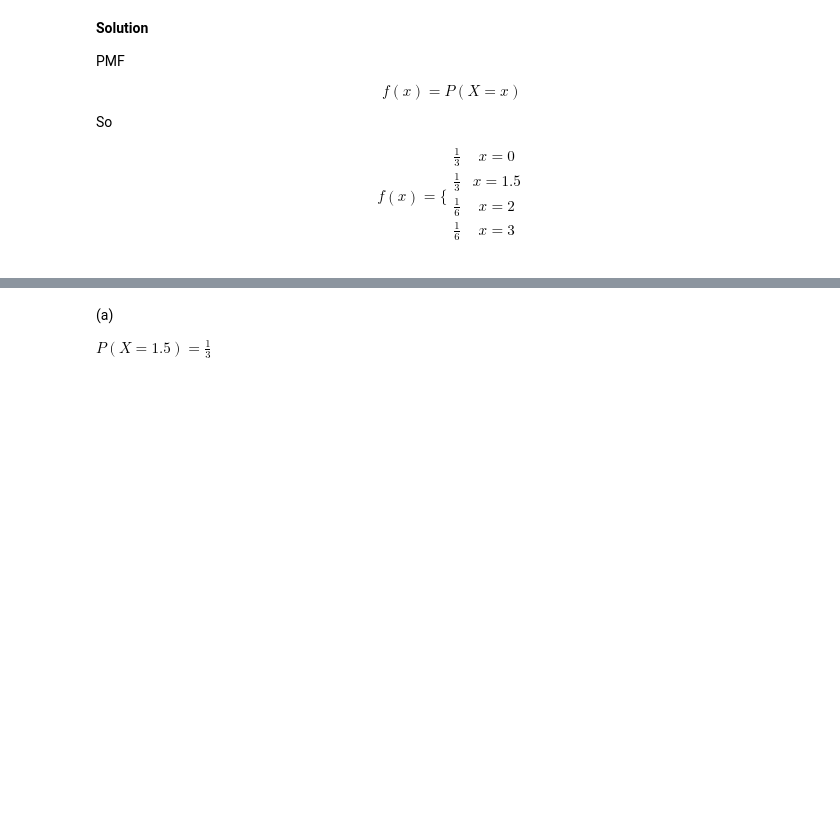
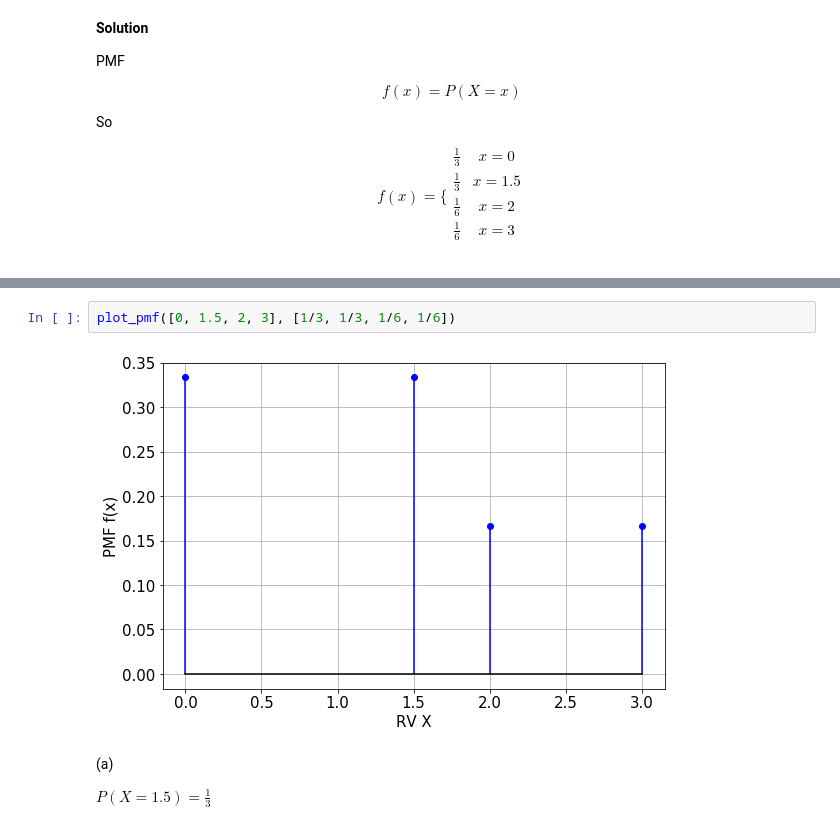
Before and after one commit to sbme-tutorials/Biostatistics-Tutorials, a Jupyter notebook: Section_05.ipynb, the cells around one changed output, grey strips where cells are left out. Saved outputs shown, nothing was run; the diff lists cells and outputs as text; blank space fills up the shorter version.

```diff
--- a/Section_05.ipynb
+++ b/Section_05.ipynb
@@ -91,3 +105,7 @@ $$
+# %%
+plot_pmf([0, 1.5, 2, 3], [1/3, 1/3, 1/6, 1/6])
+# %% [output]
+[figure, added]
 # %% [markdown]
 (a)
 
```
Also changed, not shown: parts of 13 cells of this notebook.
